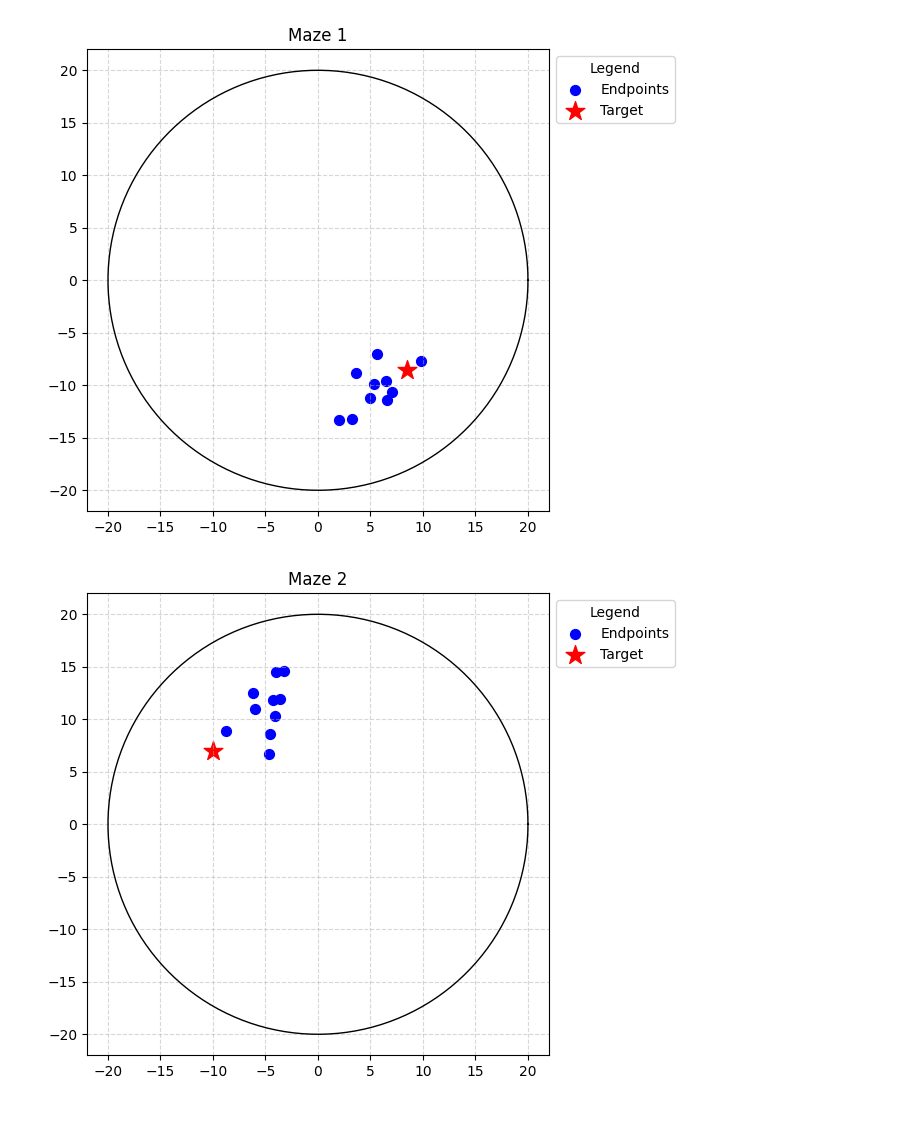
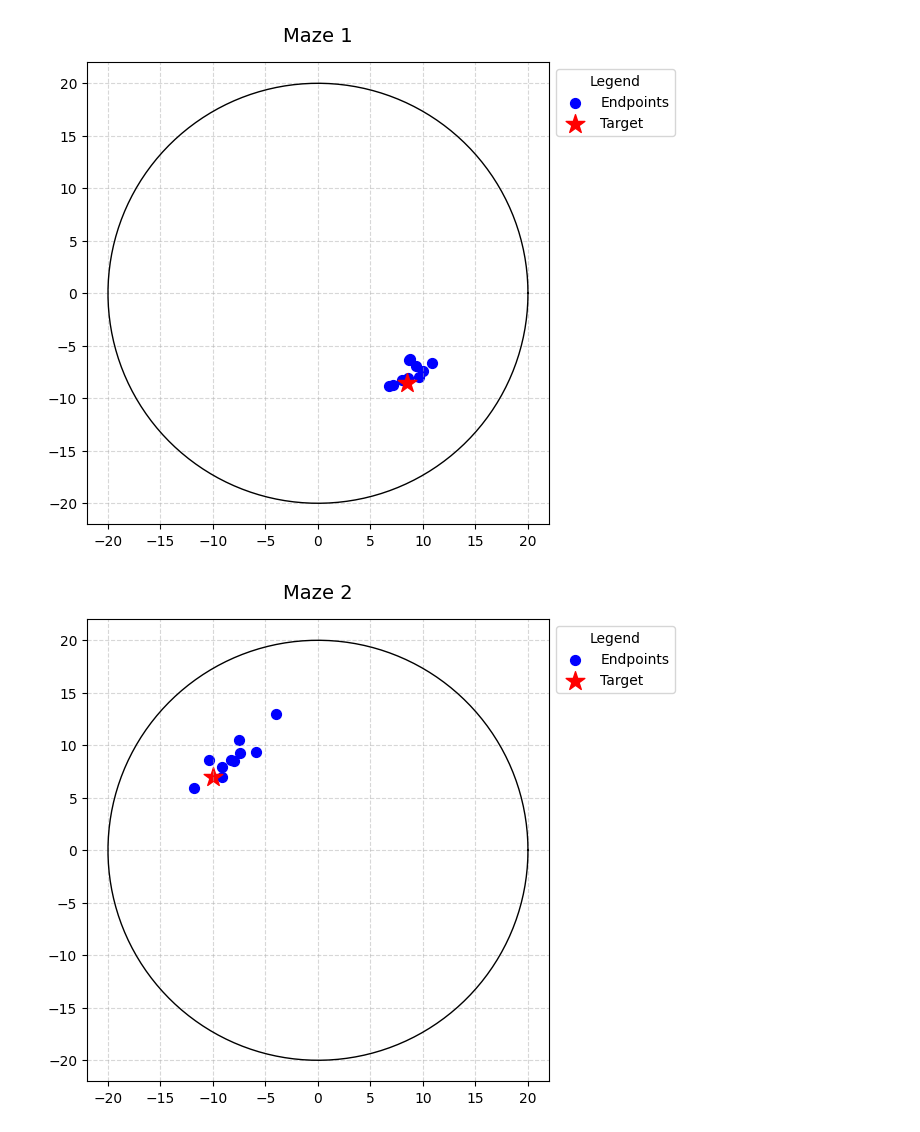
Before and after one commit to victor-gitdub/Project-11-FPN-Memory-and-eye-movements-in-a-virtual-maze, a Jupyter notebook: Circles.ipynb, the cells around one changed output. Drawn from its saved outputs; the diff is of its cells as text; code cells hidden in the pictures.

```diff
--- a/Circles.ipynb
+++ b/Circles.ipynb
@@ -20,7 +20,9 @@ class Circle:
             fill_value=0,
             aggfunc='size',
         )
+
         self.circle_df = self.circle_matrix.reset_index()
+
         for maze_id, group in self.circle_df.groupby('Maze_ID'):
 
             fig, ax = plt.subplots(figsize=(6, 6))
@@ -28,10 +30,11 @@ class Circle:
             # Circle
             theta = np.linspace(0, 2*np.pi, 150)
             radius = 20
-            ax.plot(radius*np.cos(theta),
-                    radius*np.sin(theta),
-                    color='black',
-                    linewidth=1,
+            ax.plot(
+                radius*np.cos(theta),
+                radius*np.sin(theta),
+                color='black',
+                linewidth=1,
             )
 
             # Endpoints
@@ -53,7 +56,7 @@ class Circle:
                 label='Target'
             )
 
-            ax.set_title(f'Maze {maze_id}')
+            ax.set_title(f'Maze {maze_id}', fontsize=14, pad=15)
             ax.set_aspect('equal')
             ax.set_xlim(-22, 22)
             ax.set_ylim(-22, 22)
@@ -62,7 +65,7 @@ class Circle:
 
             plt.show()
 # %%
-Circle('PID14_SESSION2.csv').plotting()
+Circle('PID15_SESSION2.csv').plotting()
 # %% [output]
-[figure, old version]
+[figure, new version]
-[figure, old version]
+[figure, new version]
```
Also changed, not shown: parts of 1 cell of this notebook, 1 other file.
